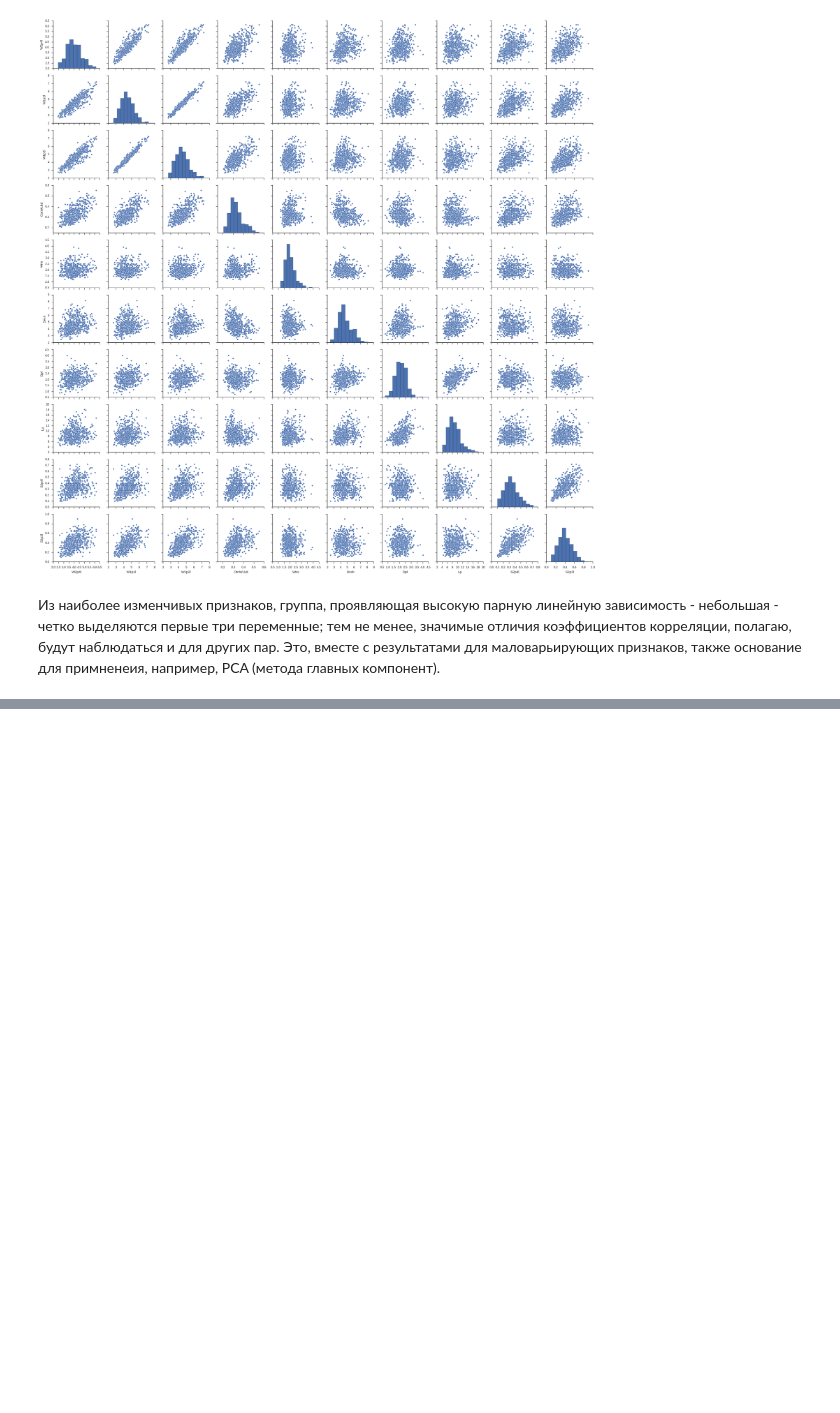
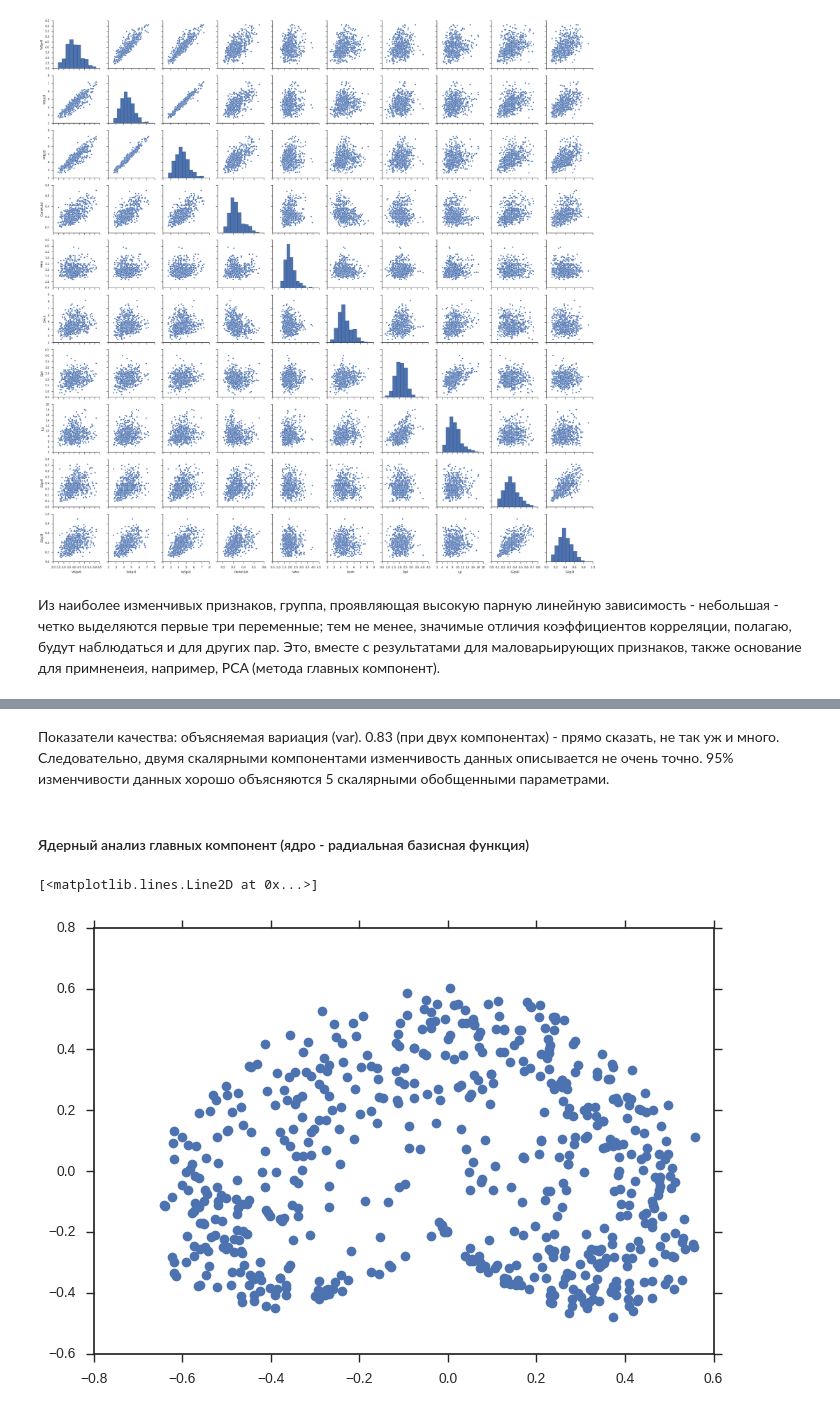
Before and after one commit to VBGI/df, a Jupyter notebook: analysis.ipynb, the cells around one changed output, grey strips where cells are left out. Drawn from its saved outputs; the diff is of its cells as text; code cells hidden in the pictures; blank space fills up the shorter version.

Commit message:
Kernel Pca: rejected

```diff
--- a/analysis.ipynb
+++ b/analysis.ipynb
@@ -130,0 +151,12 @@ from sklearn.decomposition import PCA
+# %% [markdown]
+Показатели качества: объясняемая вариация (var). 0.83 (при двух компонентах) - прямо сказать, не так уж и много. Следовательно, двумя скалярными компонентами изменчивость данных описывается не очень точно. 95% изменчивости данных хорошо объясняются 5 скалярными обобщенными параметрами.
+# %% [markdown]
+#### Ядерный анализ главных компонент (ядро - радиальная базисная функция)
+# %%
+from sklearn.decomposition import KernelPCA
+kpca = KernelPCA(n_components=50, kernel='rbf')
+data_kpca = kpca.fit_transform(data_numerical.dropna())
+plt.plot(data_kpca[:, 0], data_kpca[:, 1], 'o')
+# %% [output]
+[<matplotlib.lines.Line2D at 0x...>]
+[figure, added]
```
Also changed, not shown: parts of 7 cells of this notebook.
